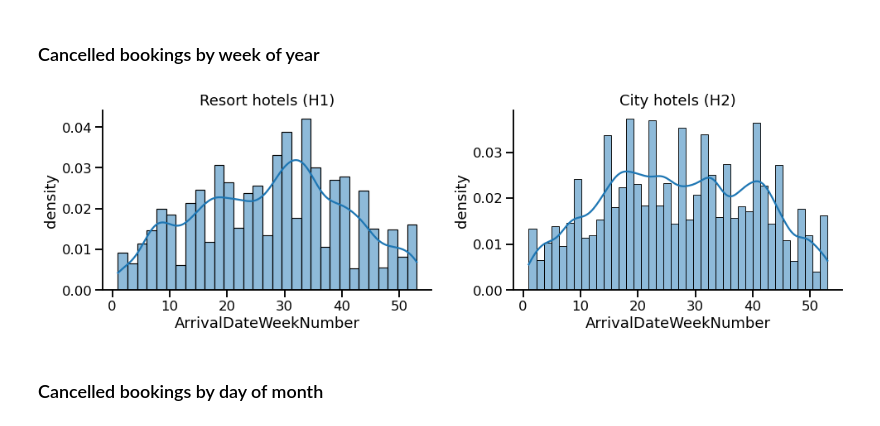
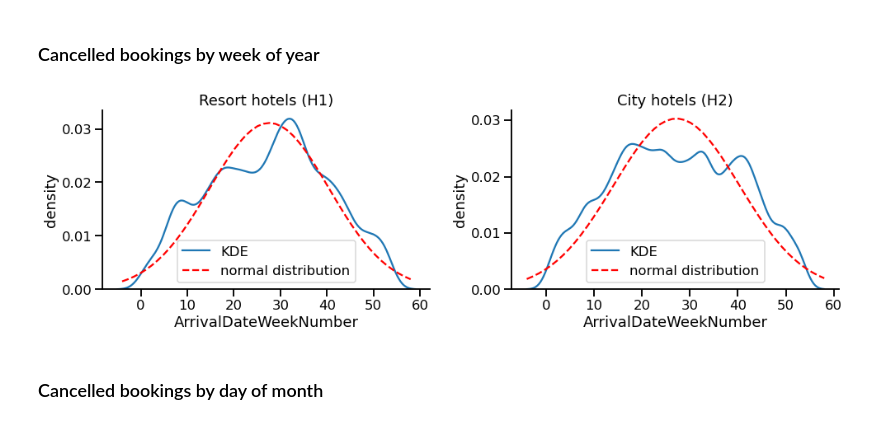
Before and after one commit to elvyna/hotel-booking-cancellation, a Jupyter notebook: 0-business-data-understanding.ipynb, the cells around one changed output. Drawn from its saved outputs; the diff is of its cells as text; code cells hidden in the pictures.

Commit message:
Add normal and uniform distribution in kdeplot

```diff
--- a/0-business-data-understanding.ipynb
+++ b/0-business-data-understanding.ipynb
@@ -284,30 +284,54 @@ sns.despine();
 # %% [markdown]
 ### Cancelled bookings by week of year
 # %%
+from scipy.stats import norm
+
 f, ax = plt.subplots(figsize = (16,4), ncols = 2)
 plt.subplots_adjust(wspace = .25)
 
-sns.histplot(
-    df_h1.filter('IsCanceled == 1').select('ArrivalDateWeekNumber').toPandas()['ArrivalDateWeekNumber'],
-    stat = 'density',
-    kde = True,
-    ax = ax[0]
+## fit a normal distribution
+x1 = df_h1.filter('IsCanceled == 1').select('ArrivalDateWeekNumber').toPandas()['ArrivalDateWeekNumber']
+## set x-axis value range
+support = np.linspace(np.min(x1) - 5, np.max(x1) + 5)
+
+sns.kdeplot(
+    x1,
+    ax = ax[0],
+    label = 'KDE'
 );
+ax[0].plot(
+    support,
+    norm.pdf(support, *norm.fit(x1)),
+    linestyle = '--',
+    color = 'red',
+    label = 'normal distribution'
+)
 
-sns.histplot(
-    df_h2.filter('IsCanceled == 1').select('ArrivalDateWeekNumber').toPandas()['ArrivalDateWeekNumber'],
-    stat = 'density',
-    kde = True,
-    ax = ax[1]
+x2 = df_h2.filter('IsCanceled == 1').select('ArrivalDateWeekNumber').toPandas()['ArrivalDateWeekNumber']
+support = np.linspace(np.min(x2) - 5, np.max(x2) + 5)
+sns.kdeplot(
+    x2,
+    ax = ax[1],
+    label = 'KDE'
 );
+ax[1].plot(
+    support,
+    norm.pdf(support, *norm.fit(x2)),
+    linestyle = '--',
+    color = 'red',
+    label = 'normal distribution'
+)
 
 ax[0].set_title("Resort hotels (H1)")
 ax[1].set_title("City hotels (H2)")
 ax[0].set_ylabel('density')
 ax[1].set_ylabel('density')
+
+ax[0].legend(loc = 'best')
+ax[1].legend(loc = 'best')
 sns.despine();
 # %% [output]
-[figure, old version]
+[figure, new version]
 # %% [markdown]
 ### Cancelled bookings by day of month
 # %%
```
Also changed, not shown: parts of 3 cells of this notebook.
